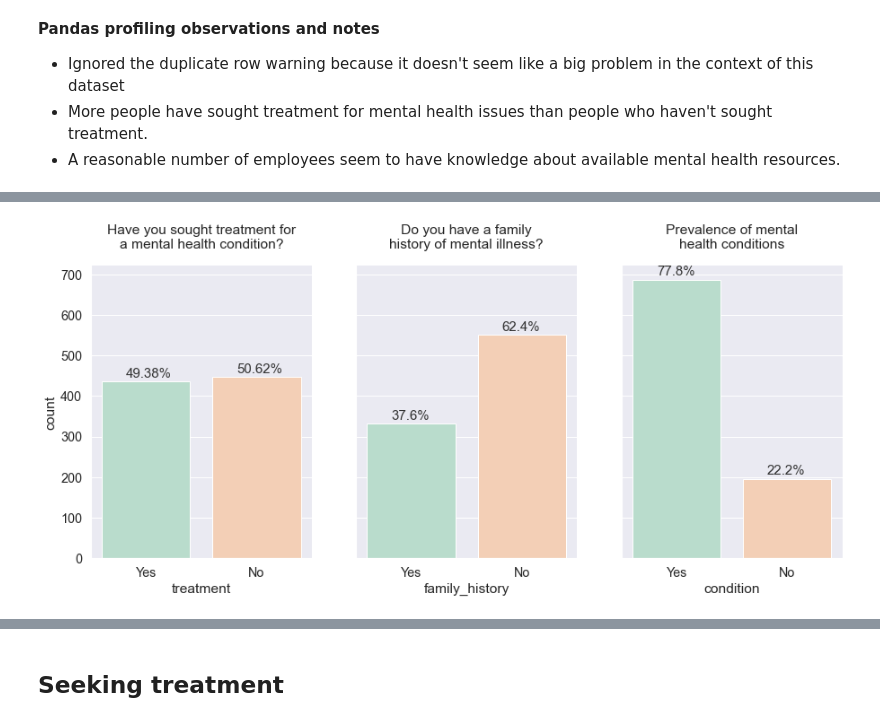
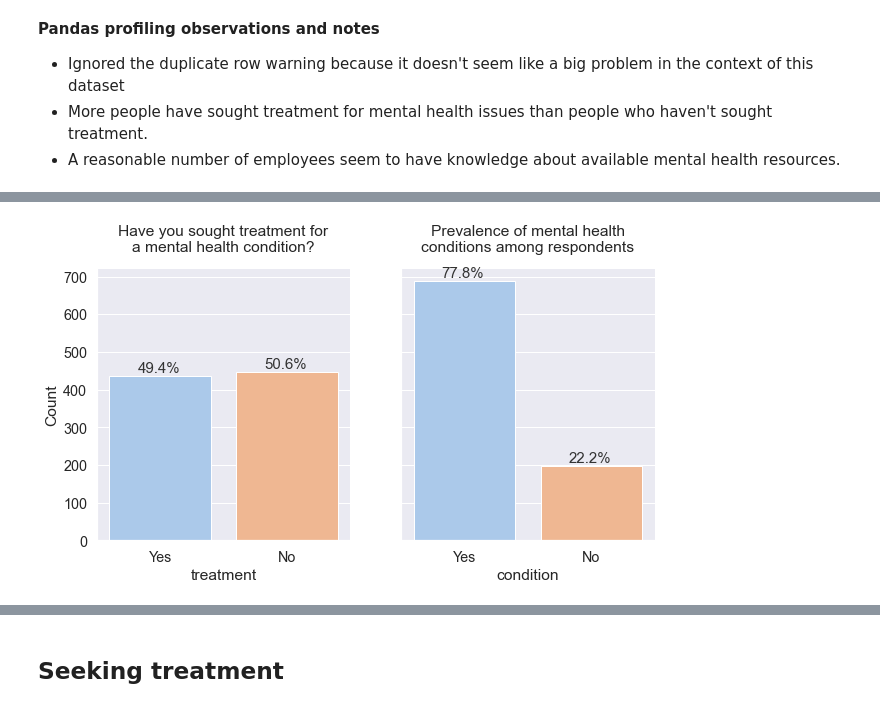
Before and after one commit to cltomiyama/MentalHealthSurvey_analysis, a Jupyter notebook: analysis/gale/analysis_notebook_gc.ipynb, the cells around one changed output, grey strips where cells are left out. Drawn from its saved outputs; the diff is of its cells as text; code cells hidden in the pictures.

```diff
--- a/analysis/gale/analysis_notebook_gc.ipynb
+++ b/analysis/gale/analysis_notebook_gc.ipynb
@@ -14,7 +14,7 @@ from pandas_profiling import ProfileReport
 # %%
 sns.set_theme(style="darkgrid",
               font_scale=1.3,
-              palette='Pastel2'
+              palette='pastel'
              )
 plt.rc('axes.spines', top=False, right=False)
 # %% [markdown]
@@ -36,6 +37,6 @@ plt.rc('axes.spines', top=False, right=False)
 # %% [markdown]
 ## Data loading and processing
 # %%
-mh0 = pfg.load_and_process('../../data/raw/mentalhealthintech.csv')
-mh0
+mh = pfg.load_and_process('../../data/raw/mentalhealthintech.csv')
+mh
 # %% [output]
@@ -155,0 +144,5 @@ mh_condition
+# %%
+# getting counts and relative frequencies
+cond_count = pfg.make_count_df(mh, 'condition')
+
+treatmt_count = pfg.make_count_df(mh,'treatment').sort_values(by='treatment', ascending=False).reset_index(drop=True)
@@ -156,26 +160,22 @@ mh_condition
 # %%
 # references: https://robertmitchellv.com/blog-bar-chart-annotations-pandas-mpl.html
             # https://dev.to/thalesbruno/subplotting-with-matplotlib-and-seaborn-5ei8
             # https://matplotlib.org/stable/gallery/subplots_axes_and_figures/subplots_demo.html
 
-fig, axes = plt.subplots(1,3, figsize=(15,6),sharey=True)
+fig, axes = plt.subplots(1,2, figsize=(10,5),sharey=True)
 
 # plot 1: treatment
-ax0 = sns.barplot(ax=axes[0], data=treatment, x='treatment', y='count', order=['Yes', 'No'])
+ax0 = sns.barplot(ax=axes[0], data=treatmt_count, x='treatment', y='count', order=['Yes', 'No'])
 pfg.rel_freq_label(ax0,0.22,10)
 ax0.set_title('Have you sought treatment for\na mental health condition?', y=1.04)
+ax0.set_ylabel('Count')
 
-# plot 2: family history
-ax1 = sns.barplot(ax=axes[1], data=fam_hist, x='family_history', y='count', order=['Yes', 'No'])
+# plot 2: whether they have a mental health condition or not
+ax1 = sns.barplot(ax=axes[1], data=cond_count, x='condition', y='count')
 pfg.rel_freq_label(ax1,0.22,10)
-ax1.set_title('Do you have a family\nhistory of mental illness?', y=1.04)
-
-# plot 3: whether they have a mental health condition or not
-ax2 = sns.barplot(ax=axes[2], data=mh_condition, x='condition', y='count')
-pfg.rel_freq_label(ax2,0.22,10)
-ax2.set_title('Prevalence of mental\nhealth conditions', y=1.04)
+ax1.set_title('Prevalence of mental health\nconditions among respondents', y=1.04)
 
 for ax in axes.flat:
     ax.label_outer()
 # %% [output]
-[figure, old version]
+[figure, new version]
```
Also changed, not shown: parts of 54 cells of this notebook.
